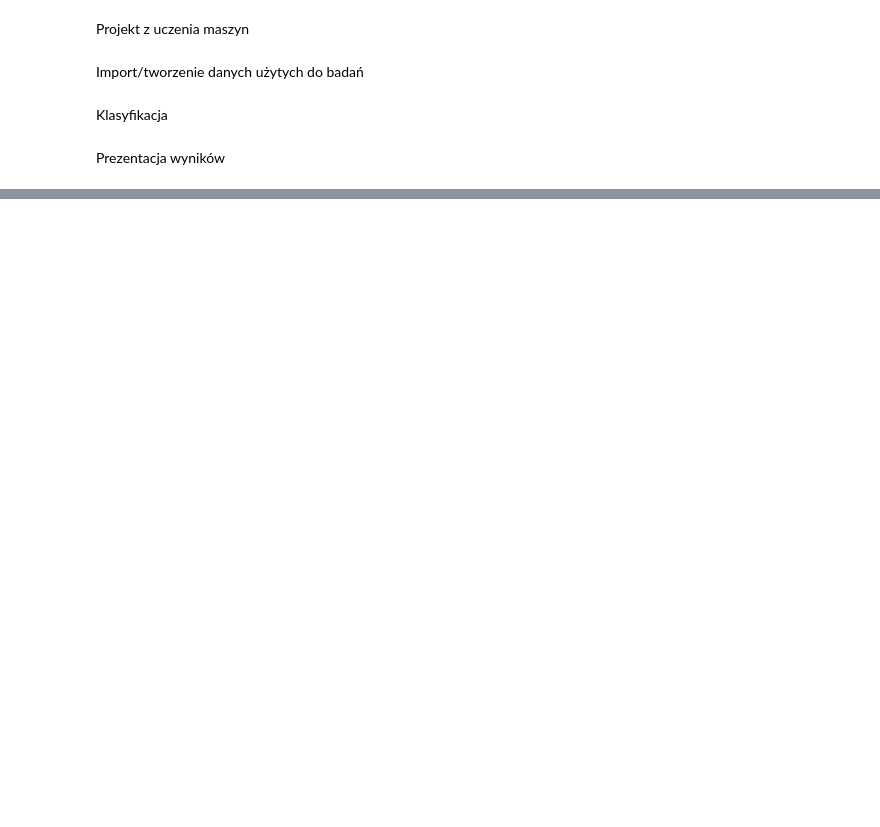
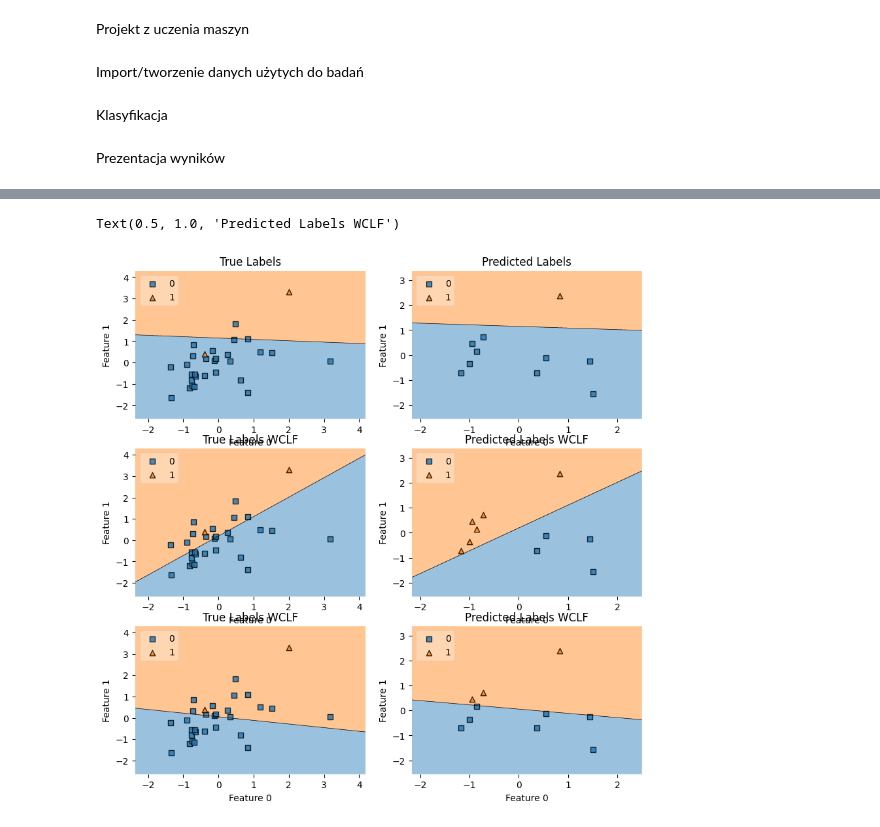
Before and after one commit to Michal170/ML, a Jupyter notebook: svm_cost.ipynb, the cells around one changed output, grey strips where cells are left out. Saved outputs shown, nothing was run; the diff lists cells and outputs as text; code cells hidden in the pictures; blank space fills up the shorter version.

```diff
--- a/svm_cost.ipynb
+++ b/svm_cost.ipynb
@@ -142,0 +168,40 @@ print(report_wclf_max)
+# %%
+fig, ax = plt.subplots(3, 2, figsize=(10, 15))
+
+plot_decision_regions(X_train, y_train.ravel(), clf=clf, ax=ax[0,0], legend=2)
+ax[0,0].set_xlabel("Feature 0")
+ax[0,0].set_ylabel("Feature 1")
+ax[0,0].set_title("True Labels")
+# ax[0,0].set_xlim(-4, 4)
+# ax[0,0].set_ylim(-4, 4)
+
+plot_decision_regions(X_test, y_pred_clf, clf=clf, ax=ax[0,1], legend=2)
+ax[0,1].set_xlabel("Feature 0")
+ax[0,1].set_ylabel("Feature 1")
+ax[0,1].set_title(f"Predicted Labels")
+# ax[0,1].set_xlim(-4, 4)
+# ax[0,1].set_ylim(-4, 4)
+
+plot_decision_regions(X_train, y_train.ravel(), clf=wclf, ax=ax[1,0], legend=2)
+ax[1,0].set_xlabel("Feature 0")
+ax[1,0].set_ylabel("Feature 1")
+ax[1,0].set_title("True Labels WCLF")
+
+plot_decision_regions(X_test, y_pred_wclf, clf=wclf, ax=ax[1,1], legend=2)
+ax[1,1].set_xlabel("Feature 0")
+ax[1,1].set_ylabel("Feature 1")
+ax[1,1].set_title(f"Predicted Labels WCLF")
+
+
+plot_decision_regions(X_train, y_train.ravel(), clf=wclf_max, ax=ax[2,0], legend=2)
+ax[2,0].set_xlabel("Feature 0")
+ax[2,0].set_ylabel("Feature 1")
+ax[2,0].set_title("True Labels WCLF")
+
+plot_decision_regions(X_test, y_pred_wclf_max, clf=wclf_max, ax=ax[2,1], legend=2)
+ax[2,1].set_xlabel("Feature 0")
+ax[2,1].set_ylabel("Feature 1")
+ax[2,1].set_title(f"Predicted Labels WCLF")
+# %% [output]
+Text(0.5, 1.0, 'Predicted Labels WCLF')
+[figure, added]
```
Also changed, not shown: parts of 6 cells of this notebook.
